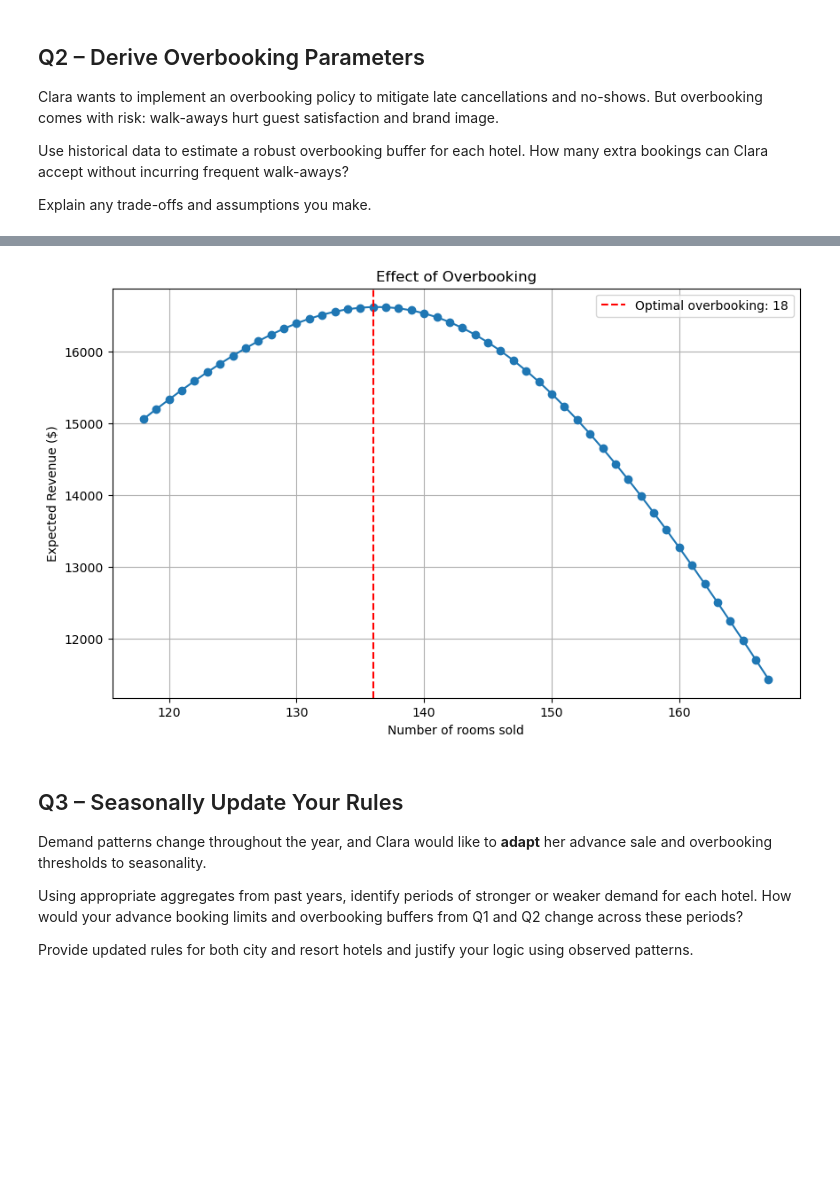
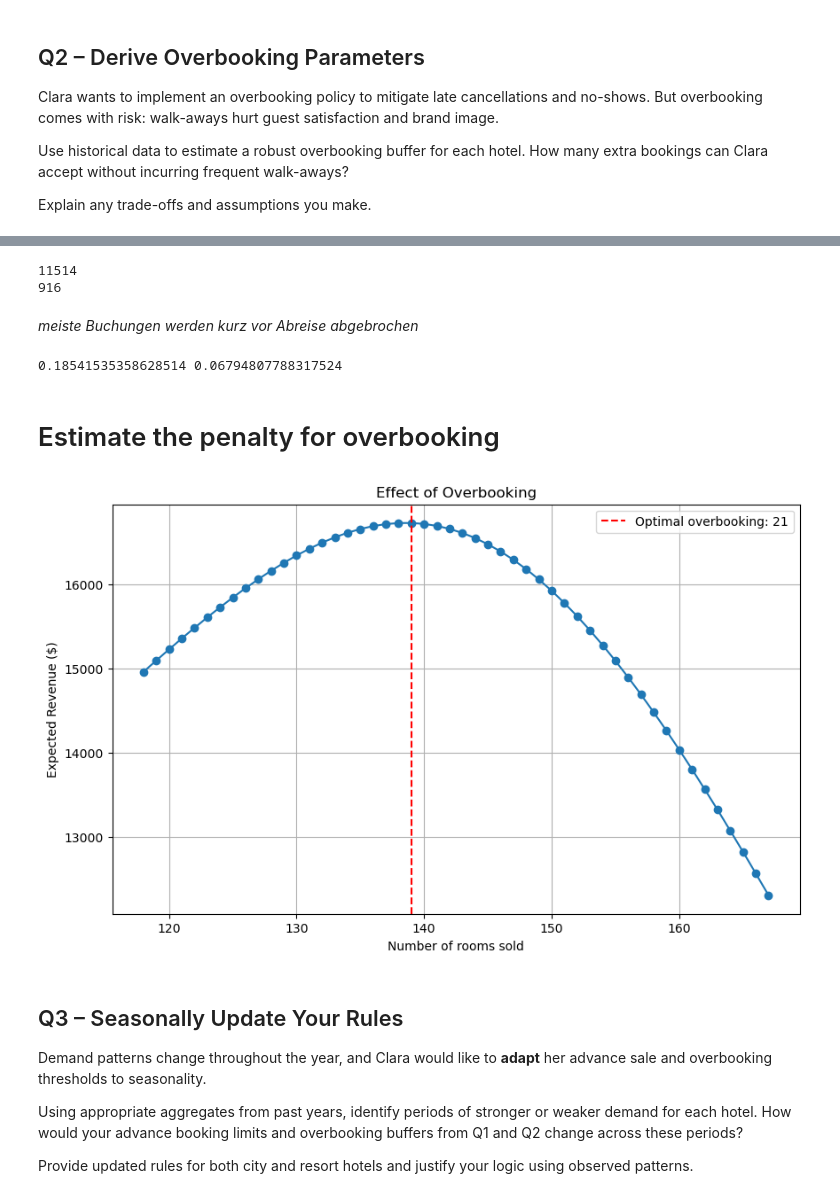
Before and after one commit to Omid-Sedighi-Mornani/case-study-template-revenue-management-Kilian-Jetschni-Omid-Sedighi-Mornani, a Jupyter notebook: solution.ipynb, the cells around one changed output, grey strips where cells are left out. Saved outputs shown, nothing was run; the diff lists cells and outputs as text; code cells hidden in the pictures; blank space fills up the shorter version.

Commit message:
Task 2: estimating distribution of bookings

```diff
--- a/solution.ipynb
+++ b/solution.ipynb
@@ -713,0 +693,5 @@ print(no_show_city, no_show_resort)
+# %%
+ch_with_cancellations = add_cancellation_delta_column(ch_with_cancellations)
+rh_with_cancellations = add_cancellation_delta_column(rh_with_cancellations)
+
+rh_with_cancellations
@@ -713,0 +724,5 @@ print(no_show_city, no_show_resort)
+# %%
+def calculate_days_before_arrival_canceled(hotel: pd.DataFrame) -> pd.Series:
+    canceled_bookings = hotel[hotel["is_canceled"] == 1]
+
+    return canceled_bookings["days_before_arrival_canceled"].value_counts().sort_index()
@@ -714,20 +787,57 @@ print(no_show_city, no_show_resort)
+# %%
+test = get_relevant_no_shows(ch_with_cancellations, 30)
+
+t = test[test["reservation_status"] == "No-Show"]
+print(len(test))
+print(len(t))
+# %% [output]
+11514
+916
+# %% [markdown]
+_meiste Buchungen werden kurz vor Abreise abgebrochen_
+# %%
+def get_no_show_rate(hotel: pd.DataFrame, cancellation_threshold):
+    canceled_bookings = hotel[hotel["is_canceled"] == 1].copy()
+
+    number_no_shows = len(
+        (
+            canceled_bookings[
+                (
+                    canceled_bookings["days_before_arrival_canceled"]
+                    <= cancellation_threshold
+                )
+            ]
+        )
+    )
+    number_bookings = len(hotel)
+
+    return number_no_shows / number_bookings
+# %%
+no_show_city = get_no_show_rate(
+    ch_with_cancellations, cancellation_threshold=frequency_cancellations_ch.median()
+)
+no_show_resort = get_no_show_rate(
+    rh_with_cancellations, cancellation_threshold=frequency_cancellations_rh.median()
+)
+
+print(no_show_city, no_show_resort)
+# %% [output]
+0.18541535358628514 0.06794807788317524
+# %% [markdown]
+# Estimate the penalty for overbooking
 # %%
 total_rooms = 118
 low_fare = 159
 penalty = 350
-no_show_rate = 20 / 118
+no_show_rate = no_show_city
 showup_prob = 1 - no_show_rate
-
-from scipy.stats import poisson
-import numpy as np
-import matplotlib.pyplot as plt
 
 
 # %%
 def expected_revenue(bookings):
     revenue = 0
     for d in range(bookings):  # Possible show-up scenarios
-        prob = poisson.pmf(d, showup_prob * bookings)
+        prob = stats.poisson.pmf(d, showup_prob * bookings)
         deniedCustomers = d - total_rooms
         if d <= total_rooms:
             revenue += prob * d * low_fare
@@ -741,34 +851,34 @@ def expected_revenue(bookings):
 expected_revenue(10)
 
 # %%
 # Optimization range: accept from total_rooms up to, say, total_rooms + 10
 booking_range = range(total_rooms, total_rooms + 50)
 revenues = [expected_revenue(b) for b in booking_range]
 optimal_overbooking = np.argmax(revenues)
 max_revenue = revenues[optimal_overbooking]
 
 
 # %%
 optimal_overbooking
 
 # %%
 # Plotting
 plt.figure(figsize=(10, 6))
 plt.plot(booking_range, revenues, marker="o", linestyle="-")
 plt.axvline(
     total_rooms + optimal_overbooking,
     color="r",
     linestyle="--",
     label=f"Optimal overbooking: {optimal_overbooking}",
 )
 plt.xlabel("Number of rooms sold")
 plt.ylabel("Expected Revenue ($)")
 plt.title("Effect of Overbooking")
 plt.legend()
 plt.grid(True)
 plt.show()
 # %% [output]
-[figure, old version]
+[figure, new version]
 # %% [markdown]
 ## Q3 – Seasonally Update Your Rules
 
```
Also changed, not shown: parts of 28 cells of this notebook.
